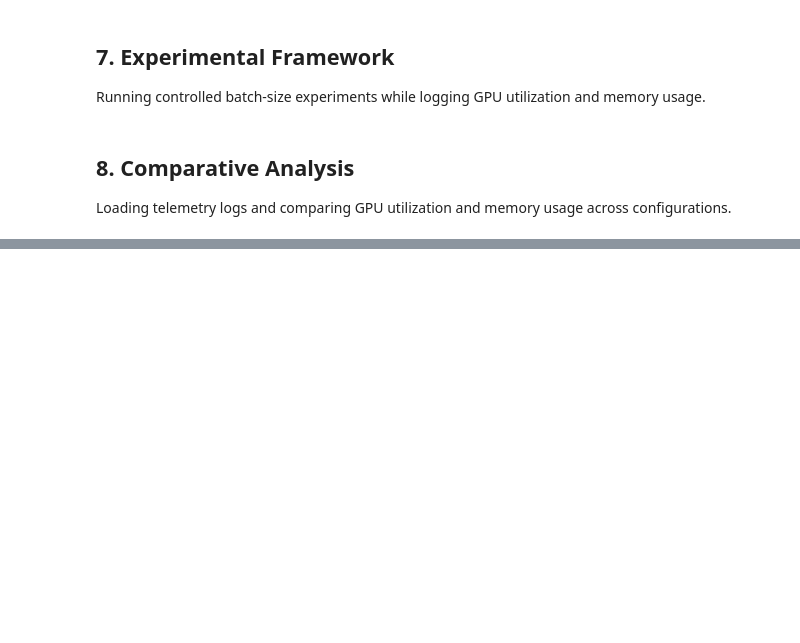
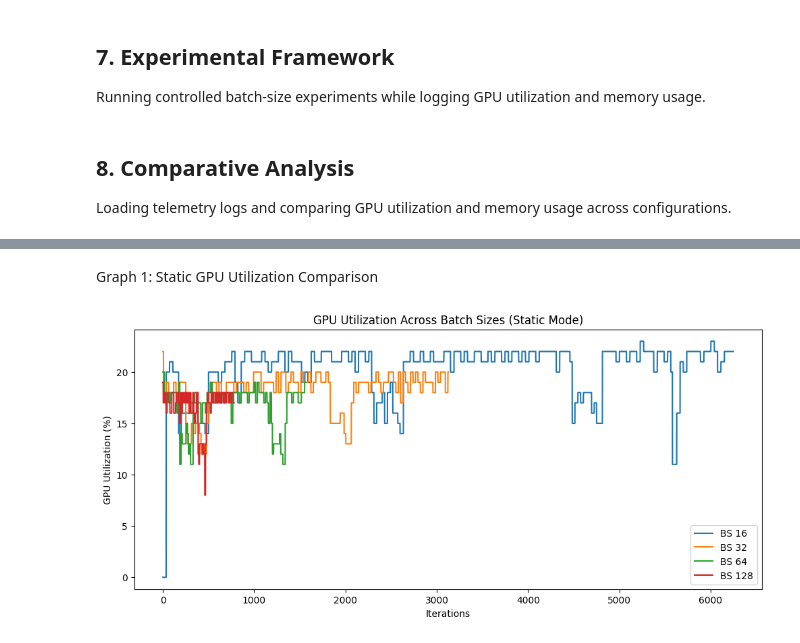
Before and after one commit to studentradhika/Adaptive-Behavioral-Intelligence-System-for-Resource-Utilization-Optimization, a Jupyter notebook: ABIS_RUU_Baseline_2__.ipynb, the cells around one changed output, grey strips where cells are left out. Saved outputs shown, nothing was run; the diff lists cells and outputs as text; code cells hidden in the pictures; blank space fills up the shorter version.

```diff
--- a/ABIS_RUU_Baseline_2__.ipynb
+++ b/ABIS_RUU_Baseline_2__.ipynb
@@ -206,0 +280,22 @@ Batch 256: 840.1875
+# %% [markdown]
+Graph 1: Static GPU Utilization Comparison
+# %%
+# ===============================
+# Graph 1: Static GPU Utilization Comparison
+# ===============================
+
+plt.figure(figsize=(12,5))
+
+plt.plot(df_16["GPU_Util"], label="BS 16")
+plt.plot(df_32["GPU_Util"], label="BS 32")
+plt.plot(df_64["GPU_Util"], label="BS 64")
+plt.plot(df_128["GPU_Util"], label="BS 128")
+
+plt.xlabel("Iterations")
+plt.ylabel("GPU Utilization (%)")
+plt.title("GPU Utilization Across Batch Sizes (Static Mode)")
+plt.legend()
+
+plt.show()
+# %% [output]
+[figure, added]
```
Also changed, not shown: parts of 14 cells of this notebook.
